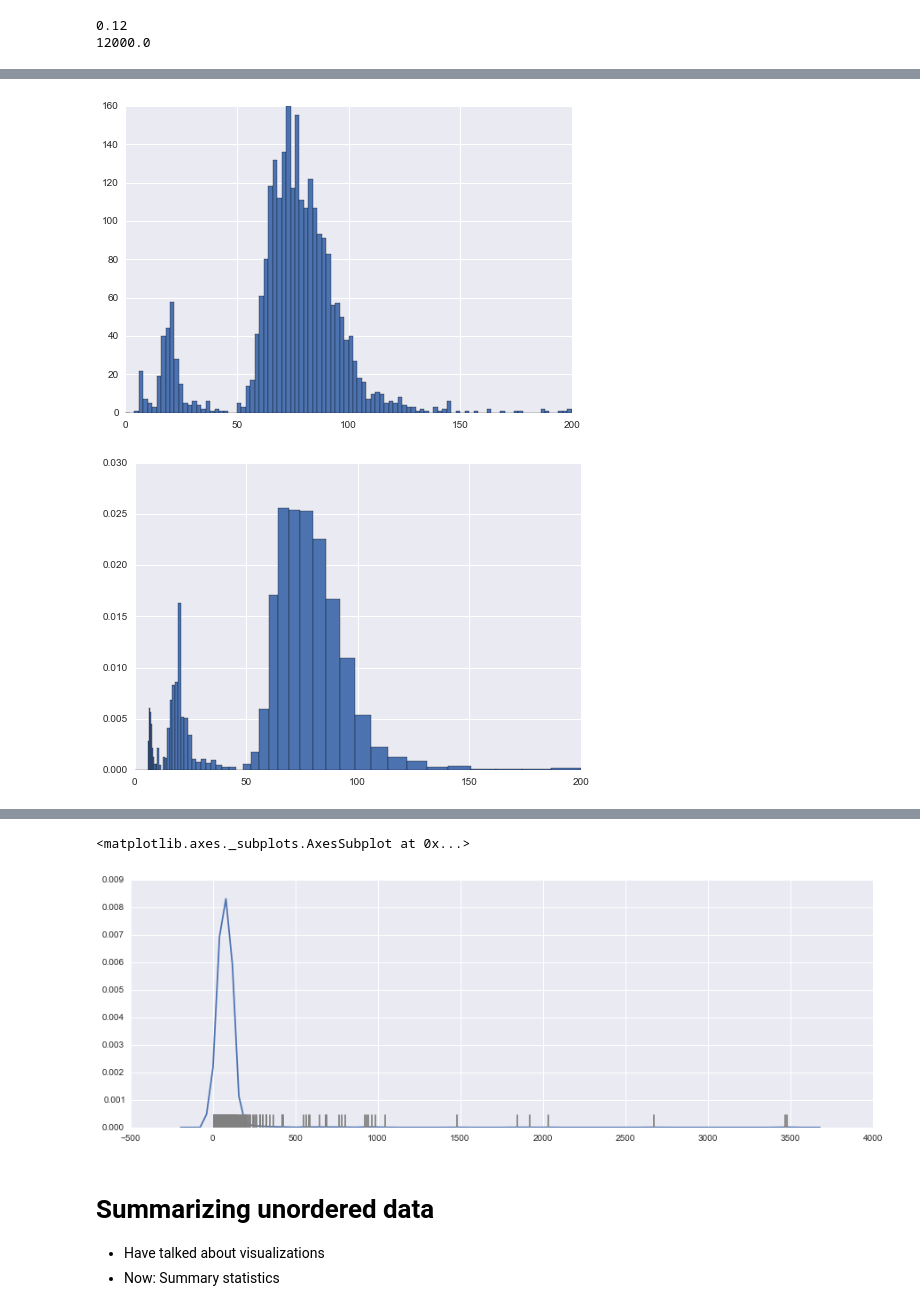
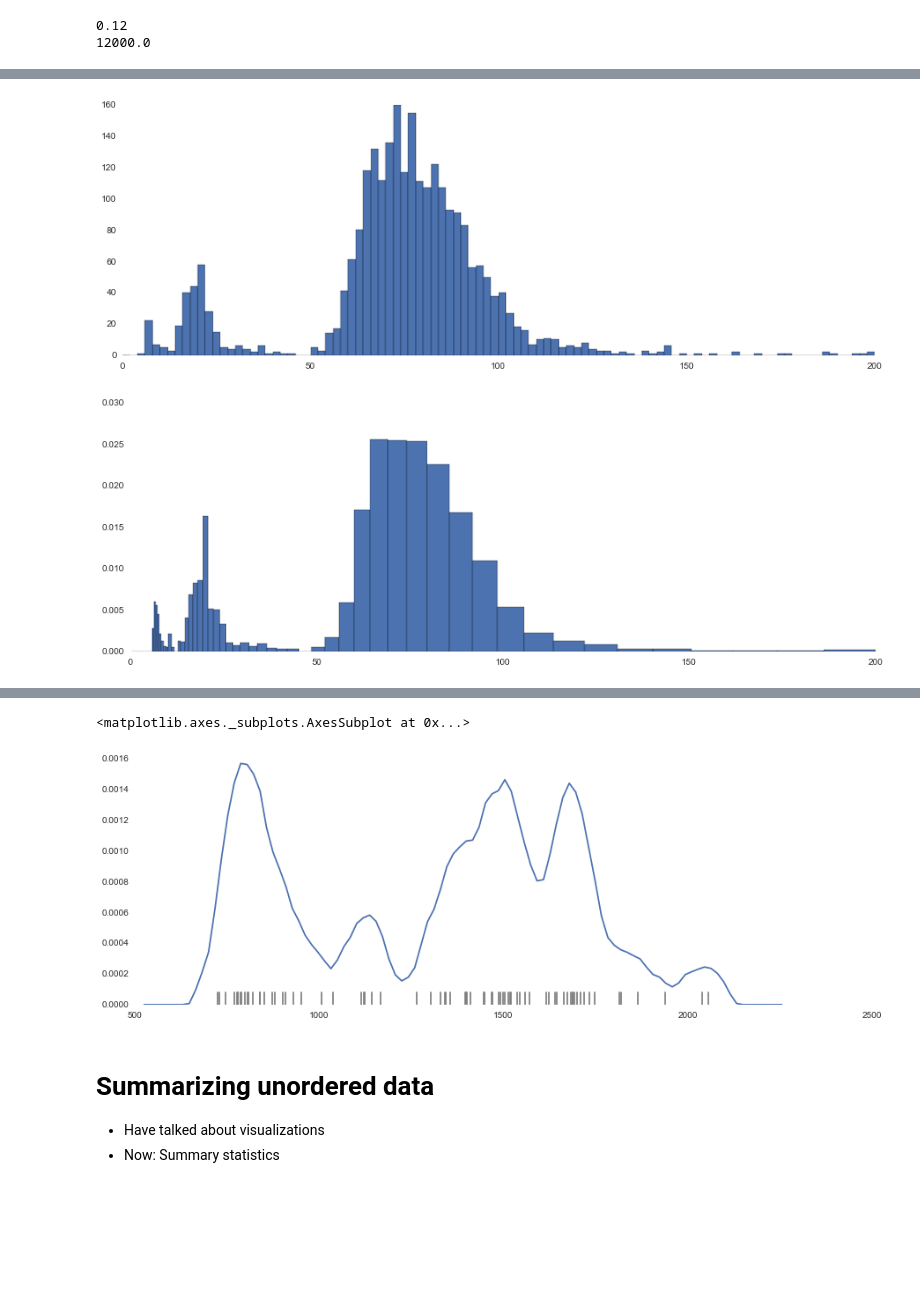
Before and after one commit to HeinrichHartmann/Statistics-for-Engineers, a Jupyter notebook: Part_I_Descriptive_Statistics.ipynb, the cells around one changed output, grey strips where cells are left out. Cells and saved outputs as stored; diff of their text form; code cells hidden in the pictures; blank space fills up the shorter version.

```diff
--- a/Part_I_Descriptive_Statistics.ipynb
+++ b/Part_I_Descriptive_Statistics.ipynb
@@ -9,7 +9,7 @@ import numpy as np
 import matplotlib as mpl
 from matplotlib import pyplot as plt
 %matplotlib inline
-mpl.rcParams['figure.figsize'] = (14,4)
+mpl.rcParams['figure.figsize'] = (15,5)
 
 np.random.seed(9221999)
 
@@ -412,14 +418,14 @@ plt.show()
 plt.hist(X, bins=100, range=(0,200))
 plt.show()
 # %% [output]
-[figure, old version]
+[figure, new version]
 # %%
 # Logarithmic bin sizes
 bin_log_left = [ np.exp(x) for x in np.linspace(-1,np.log(200),90) ]
 plt.hist(X,bins=bin_log_left,normed=True, range=(0,200))
 plt.show()
 # %% [output]
-[figure, old version]
+[figure, new version]
 # %% [markdown]
 ## Digression: Kernel Density Estimators
 
@@ -442,18 +448,20 @@ Remarks:
 * Choices of function and width invloved. Similar to Histogram.
 # %%
 from sklearn.neighbors import KernelDensity
+
+X = np.loadtxt("DataSets/RequestRates.csv", delimiter=",")[:,1]
 
 KDE=KernelDensity(kernel='epanechnikov', bandwidth=80)
 KDE.fit(X[:,np.newaxis])
 grid=np.linspace(min(X)-200, max(X)+200,100)
 kde =np.exp(KDE.score_samples(grid[:,np.newaxis]))
 
 plt.figure(figsize=(15,5))
 plt.plot(grid, kde)
 sns.rugplot(X, color='grey')
 # %% [output]
 <matplotlib.axes._subplots.AxesSubplot at 0x...>
-[figure, old version]
+[figure, new version]
 # %% [markdown]
 # Summarizing unordered data
 
```
Also changed, not shown: parts of 20 cells of this notebook.
